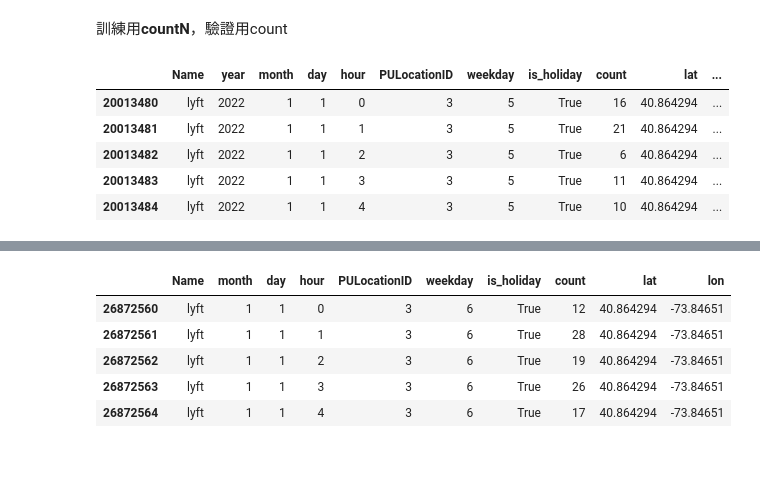
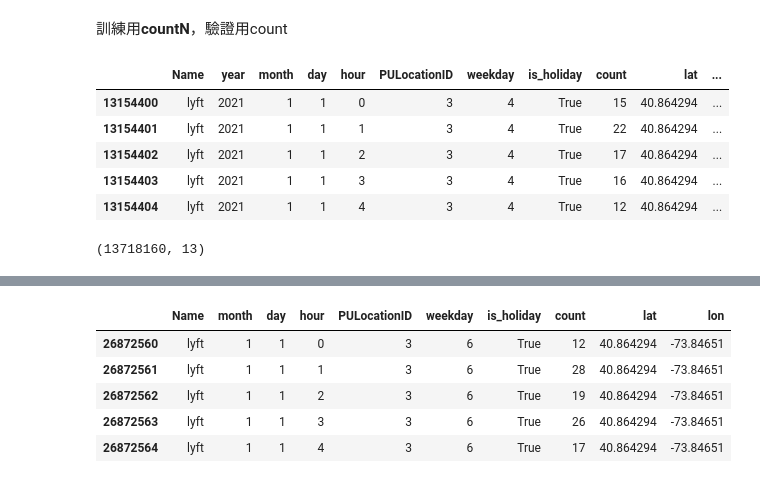
Before and after one commit to TicyYang/nyc-multimodal-ride-hailing-data-retrieval-platform, a Jupyter notebook: machine_learning/test_model_TS6.ipynb, the cells around one changed output, grey strips where cells are left out. Drawn from its saved outputs; the diff is of its cells as text; code cells hidden in the pictures.

```diff
--- a/machine_learning/test_model_TS6.ipynb
+++ b/machine_learning/test_model_TS6.ipynb
@@ -5,15 +5,22 @@ import numpy as np
 import pandas as pd
 import time
 # %%
-df = pd.read_parquet('../time_series/TS6/TS6-2022.parquet', engine='pyarrow')
+df_2021 = pd.read_parquet('../time_series/TS6/TS6-2021.parquet', engine='pyarrow')
+df_2022 = pd.read_parquet('../time_series/TS6/TS6-2022.parquet', engine='pyarrow')
+
+df = pd.concat([df_2021, df_2022], ignore_index=False)
 df.head()
 # %% [output]
 |  | Name | year | month | day | hour | PULocationID | weekday | is_holiday | count | lat | ... |
-| 20013480 | lyft | 2022 | 1 | 1 | 0 | 3 | 5 | True | 16 | 40.864294 | ... |
-| 20013481 | lyft | 2022 | 1 | 1 | 1 | 3 | 5 | True | 21 | 40.864294 | ... |
-| 20013482 | lyft | 2022 | 1 | 1 | 2 | 3 | 5 | True | 6 | 40.864294 | ... |
-| 20013483 | lyft | 2022 | 1 | 1 | 3 | 3 | 5 | True | 11 | 40.864294 | ... |
-| 20013484 | lyft | 2022 | 1 | 1 | 4 | 3 | 5 | True | 10 | 40.864294 | ... |
+| 13154400 | lyft | 2021 | 1 | 1 | 0 | 3 | 4 | True | 15 | 40.864294 | ... |
+| 13154401 | lyft | 2021 | 1 | 1 | 1 | 3 | 4 | True | 22 | 40.864294 | ... |
+| 13154402 | lyft | 2021 | 1 | 1 | 2 | 3 | 4 | True | 17 | 40.864294 | ... |
+| 13154403 | lyft | 2021 | 1 | 1 | 3 | 3 | 4 | True | 16 | 40.864294 | ... |
+| 13154404 | lyft | 2021 | 1 | 1 | 4 | 3 | 4 | True | 12 | 40.864294 | ... |
+# %%
+df.shape
+# %% [output]
+(13718160, 13)
 # %%
 df = df.drop(['year', 'TempTime'], axis=1)
 df.head()
```
Also changed, not shown: parts of 10 cells of this notebook, 2 other files.
